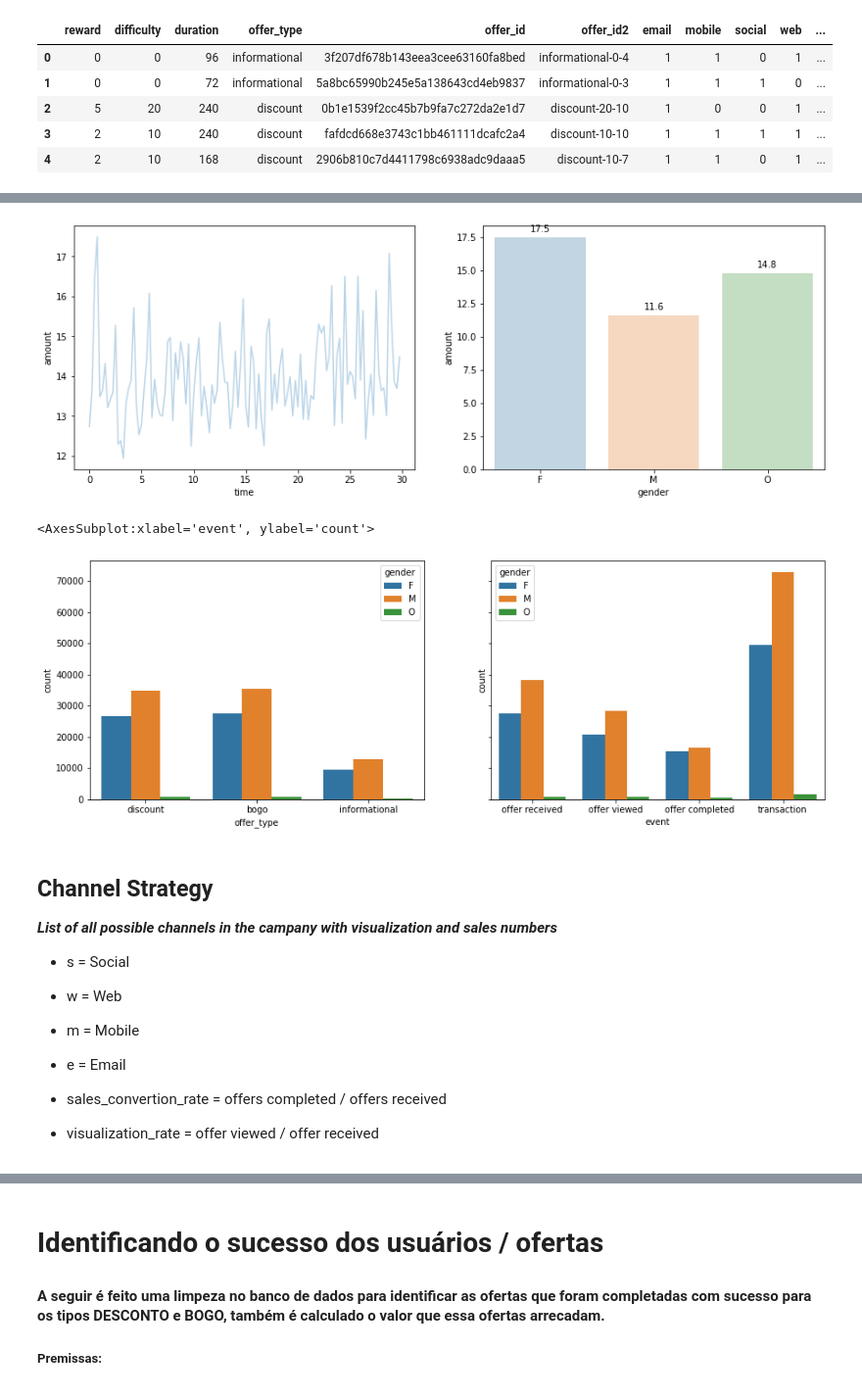
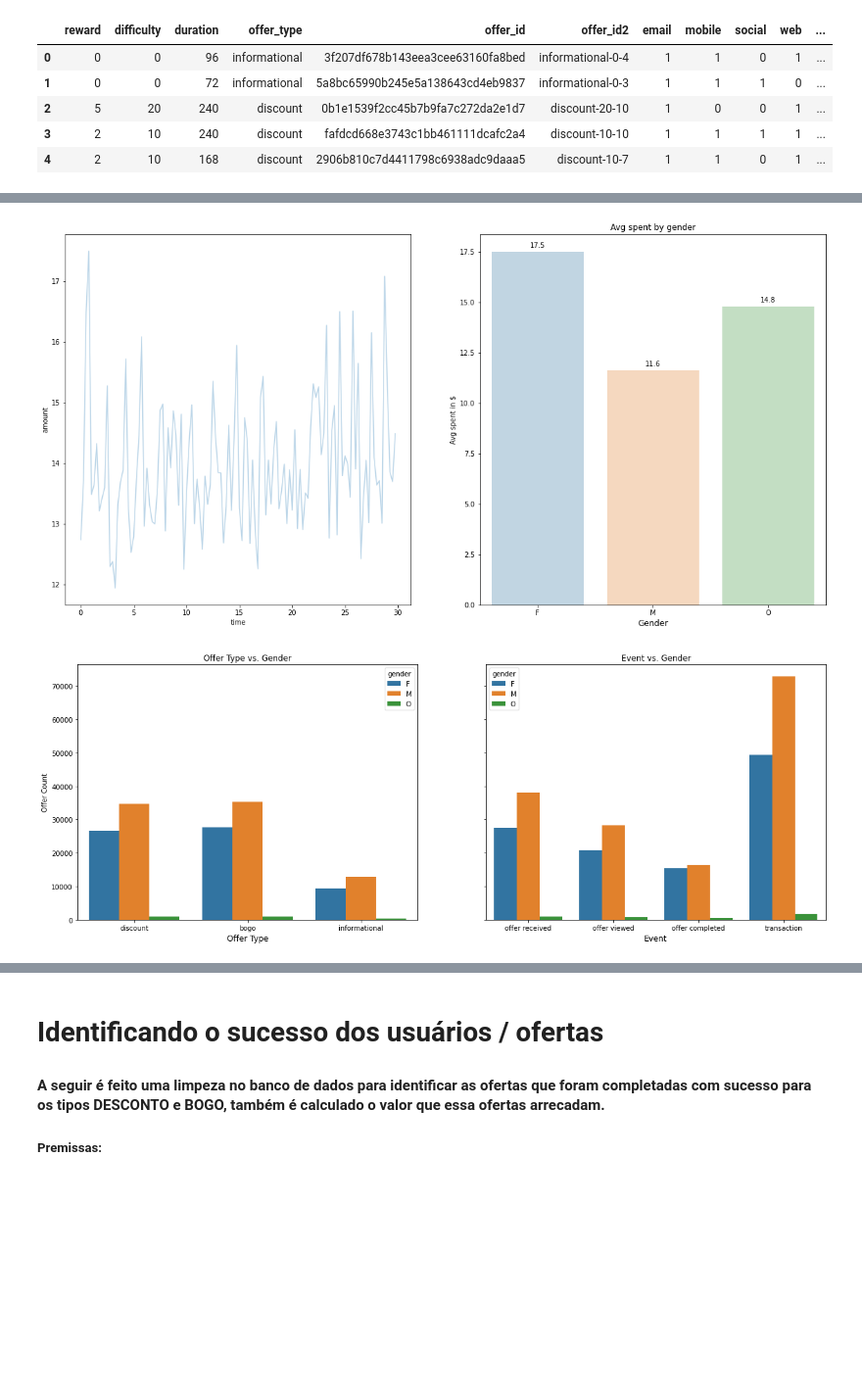
Before and after one commit to matsuch/Capstone-Project-Starbucks, a Jupyter notebook: Starbucks_Capstone_notebook.ipynb, the cells around one changed output, grey strips where cells are left out. Shown: that part at 98% size. Drawn from its saved outputs; the diff is of its cells as text; code cells hidden in the pictures; blank space fills up the shorter version.

```diff
--- a/Starbucks_Capstone_notebook.ipynb
+++ b/Starbucks_Capstone_notebook.ipynb
@@ -372,43 +366,44 @@ sns.kdeplot(data=df, x='income', hue='gender', fill=True, ax=ax[1], alpha=0.3)
 # %%
 #avg amount spent per day and gender
 transaction_per_day = df[df['transaction'] == 1].groupby('time', as_index=False)['amount'].mean()
 transaction_per_day['time'] = transaction_per_day['time']/24
 
 fig, ax = plt.subplots(1,2)
 
-fig.set_size_inches(15,5)
+fig.set_size_inches(20,10)
 
 sns.lineplot(data=transaction_per_day, x='time', y='amount', ax=ax[0], alpha=.3)
+
+
 splot = sns.barplot(data=df, x='gender', y='amount', ax=ax[1], alpha=.3, ci=False)
+ax[1].set_title('Avg spent by gender', fontsize=12)
+ax[1].set_xlabel('Gender', fontsize=12)
+ax[1].set_ylabel('Avg spent in $')
 
 for p in splot.patches:
     splot.annotate(format(p.get_height(), '.1f'),
                    (p.get_x() + p.get_width() / 2., p.get_height()),
                    ha = 'center', va = 'center',
                    xytext = (0, 9),
                    textcoords = 'offset points')
 # %% [output]
-[figure, old version]
+[figure, new version]
 # %%
 #how offers were divided between users for each offer_type and how they react to then
 fig, ax = plt.subplots(1,2, sharey=True)
 
-fig.set_size_inches(15,5)
+fig.set_size_inches(20,7)
 
 sns.countplot(data=df, x='offer_type', hue='gender', ax=ax[0])
+ax[0].set_title('Offer Type vs. Gender', fontsize=12)
+ax[0].set_xlabel('Offer Type', fontsize=12)
+ax[0].set_ylabel('Offer Count')
+
 sns.countplot(data=df, x='event', hue='gender', ax=ax[1])
+ax[1].set_title('Event vs. Gender', fontsize=12)
+ax[1].set_xlabel('Event', fontsize=12)
+ax[1].set_ylabel(' ')
+
+plt.savefig('./figures/offer_vs_gender.png')
 # %% [output]
-<AxesSubplot:xlabel='event', ylabel='count'>
-[figure, old version]
+[figure, new version]
-# %% [markdown]
-## Channel Strategy
-
-***List of all possible channels in the campany with visualization and sales numbers***
-
-- s = Social
-- w = Web
-- m = Mobile
-- e = Email
-
-- sales_convertion_rate = offers completed / offers received
-- visualization_rate = offer viewed / offer received
```
Also changed, not shown: parts of 31 cells of this notebook.
